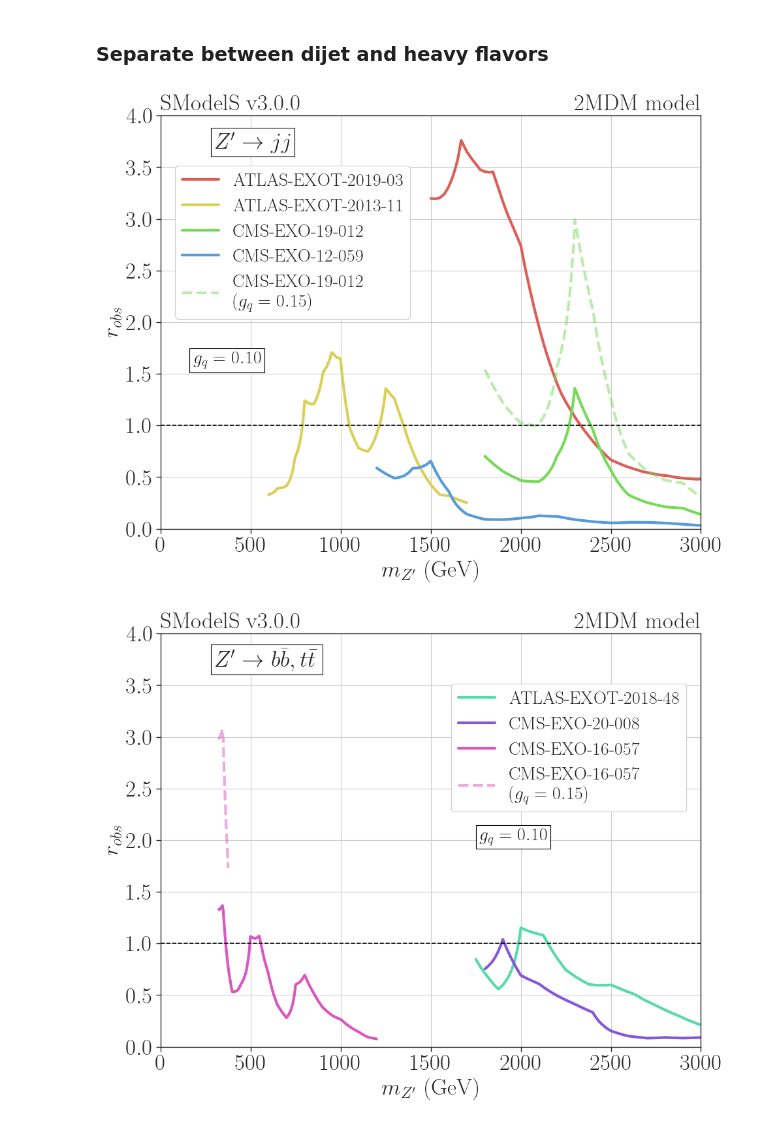
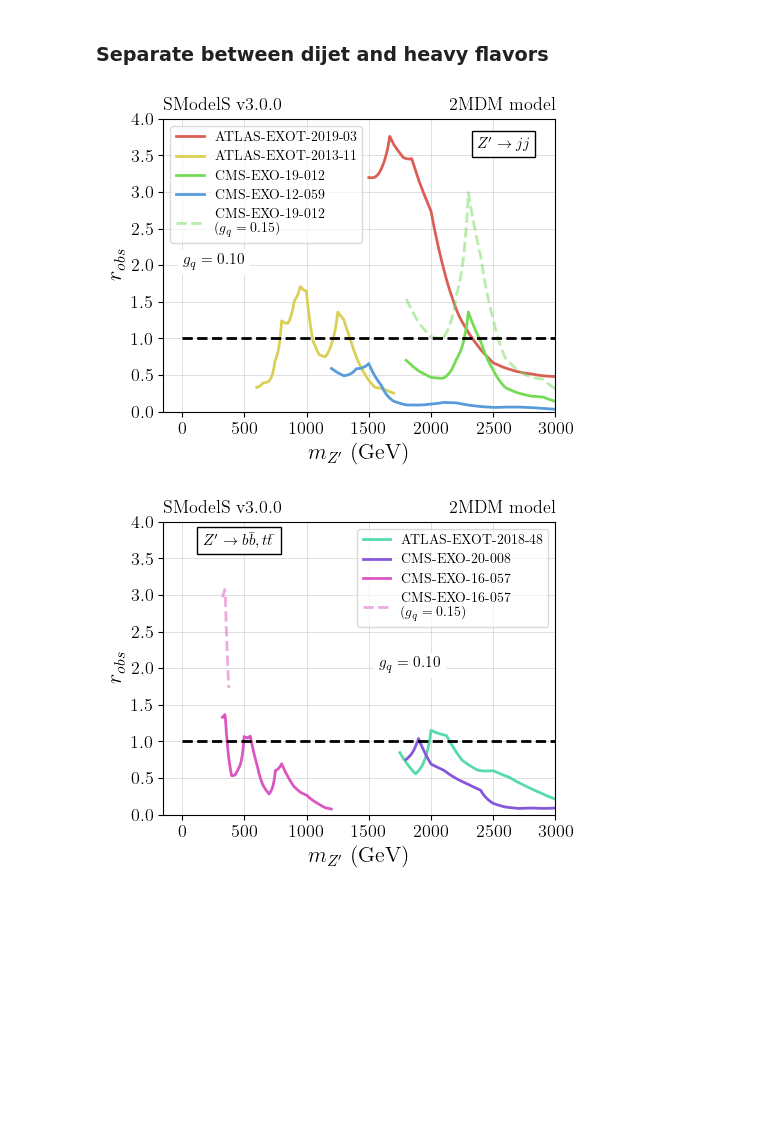
Before and after one commit to SModelS/smodelsv3-paper, a Jupyter notebook: notebooks/2MDM-dijet-plots.ipynb, the cells around one changed output. Cells and saved outputs as stored; diff of their text form; code cells hidden in the pictures; blank space fills up the shorter version.

```diff
--- a/notebooks/2MDM-dijet-plots.ipynb
+++ b/notebooks/2MDM-dijet-plots.ipynb
@@ -181,19 +115,14 @@ dijAnas = ['ATLAS-EXOT-2019-03', 'CMS-EXO-19-012', 'CMS-EXO-12-059', 'ATLAS-EXOT
 otherAnas = ['ATLAS-EXOT-2018-48', 'CMS-EXO-20-008', 'CMS-EXO-16-057']
 # %%
 # Figure parameters
-figsize = (10,8)
-xlim = (0, 3000)
+xlim = (-150, 3000)
 ylim = (0, 4.0)
-leg_pos = (0.01,0.90)
-gq_textpos = (leg_pos[0]+0.05 , leg_pos[1]-0.5)
+gq_textpos = (0.05 , 0.5)
 
-leg_posB = (0.99,0.90)
-gq_textposB = (leg_posB[0]-0.4 , leg_posB[1]-0.4)
+gq_textposB = (0.55, 0.5)
 
 proc_pos = (0.1,0.92)
 # %%
-plt.figure(figsize=figsize)
-
 gq = 0.10
 gchi = 0.01
 
@@ -205,50 +134,45 @@ for ana,anadf in anaDictS.items():
     x = data['mZp']
     y = data['ExptRes.result.r']
     label = ana
-    pl = plt.plot(x, y, '-', lw=3., label=label, c=colorDict[label])
+    pl = plt.plot(x, y, '-', label=label, c=colorDict[label])
 
 gq_2 = 0.15
 gchi_2 = 0.01
 for ana,anadf in anaDictS.items():
     if ana not in dijAnas:
         continue
     data = anadf[(anadf['gchi']==gchi_2) & (anadf['gq']==gq_2)].sort_values(['mZp'])
     if len(data) == 0: continue
     x = data['mZp']
     y = data['ExptRes.result.r']
     label = ana
-    pl2 = plt.plot(x, y, '--', lw=3., label=label+'\n'+r' ($g_{q} = %1.2f$)' %(gq_2), c=colorDict[label], alpha=0.5)
+    pl2 = plt.plot(x, y, '--', label=label+'\n'+r' ($g_{q} = %1.2f$)' %(gq_2), c=colorDict[label], alpha=0.5)
 
 
 
 plt.hlines(1, 0, 3000, linestyles='--', color='black')
-plt.xlabel(r'$m_{Z^{\prime}}$ (GeV)', fontsize=25)
-plt.ylabel(r'$r_{obs}$', fontsize=25)
-plt.title(r'SModelS v3.0.0', loc='left', fontsize=25)
-plt.title(r'2MDM model', loc='right', fontsize=25)
+plt.xlabel(r'$m_{Z^{\prime}}$ (GeV)')
+plt.ylabel(r'$r_{obs}$')
+plt.title(r'SModelS v3.0.0', loc='left')
+plt.title(r'2MDM model', loc='right')
 
 plt.xlim(*xlim)
 plt.ylim(*ylim)
-plt.yticks(fontsize=25)
-plt.xticks(fontsize=25)
 
-plt.text(*gq_textpos,r'$g_{q} = %1.2f$' %(gq),fontsize=20,
-         bbox=dict(facecolor='white', edgecolor='black'),transform = plt.gca().transAxes)
-plt.legend(loc='upper left', bbox_to_anchor=leg_pos, fontsize=20,framealpha=1.0)
+plt.text(*gq_textpos,r'$g_{q} = %1.2f$' %(gq),
+         bbox=dict(facecolor='white', edgecolor='none'),transform = plt.gca().transAxes)
+plt.legend(loc='upper left', framealpha=0.7)
 
-plt.text(*proc_pos,r'$Z^\prime \to jj$',fontsize=25,
+plt.text(0.8,0.9,r'$Z^\prime \to jj$',
             bbox=dict(facecolor='white', edgecolor='black'),
             transform = plt.gca().transAxes)
 
 plt.tight_layout()
-plt.grid()
 plt.savefig('./figures/exclusions_2mdm_resonance_dijet.png')
 plt.show()
 # %% [output]
-[figure, old version]
+[figure, new version]
 # %%
-plt.figure(figsize=figsize)
-
 gq = 0.10
 gchi = 0.01
 
@@ -260,7 +184,7 @@ for ana,anadf in anaDictS.items():
     x = data['mZp']
     y = data['ExptRes.result.r']
     label = ana
-    pl = plt.plot(x, y, '-', lw=3., label=label, c=colorDict[label])
+    pl = plt.plot(x, y, '-', label=label, c=colorDict[label])
 
 gq_2 = 0.15
 gchi_2 = 0.01
@@ -272,34 +196,31 @@ for ana,anadf in anaDictS.items():
     x = data['mZp']
     y = data['ExptRes.result.r']
     label = ana
-    pl2 = plt.plot(x, y, '--', lw=3., label=label+'\n'+r' ($g_{q} = %1.2f$)' %(gq_2), c=colorDict[label], alpha=0.5)
+    pl2 = plt.plot(x, y, '--', label=label+'\n'+r' ($g_{q} = %1.2f$)' %(gq_2), c=colorDict[label], alpha=0.5)
 
 
 
 plt.hlines(1, 0, 3000, linestyles='--', color='black')
-plt.xlabel(r'$m_{Z^{\prime}}$ (GeV)', fontsize=25)
-plt.ylabel(r'$r_{obs}$', fontsize=25)
+plt.xlabel(r'$m_{Z^{\prime}}$ (GeV)')
+plt.ylabel(r'$r_{obs}$')
 
-plt.title(r'SModelS v3.0.0', loc='left', fontsize=25)
-plt.title(r'2MDM model', loc='right', fontsize=25)
+plt.title(r'SModelS v3.0.0', loc='left')
+plt.title(r'2MDM model', loc='right')
 
 plt.xlim(*xlim)
 plt.ylim(*ylim)
-plt.yticks(fontsize=25)
-plt.xticks(fontsize=25)
 
 
-plt.text(*gq_textposB,r'$g_{q} = %1.2f$' %(gq),fontsize=20,
-         bbox=dict(facecolor='white', edgecolor='black'),transform = plt.gca().transAxes)
-plt.legend(loc='upper right', bbox_to_anchor=leg_posB, fontsize=20,framealpha=1.0)
+plt.text(*gq_textposB,r'$g_{q} = %1.2f$' %(gq),
+         bbox=dict(facecolor='white', edgecolor='none'),transform = plt.gca().transAxes)
+plt.legend(loc='upper right', framealpha=0.7)
 
-plt.text(*proc_pos,r'$Z^\prime \to b\bar{b},t\bar{t}$',fontsize=25,
+plt.text(*proc_pos,r'$Z^\prime \to b\bar{b},t\bar{t}$',
             bbox=dict(facecolor='white', edgecolor='black'),
             transform = plt.gca().transAxes)
 
 plt.tight_layout()
-plt.grid()
 plt.savefig('./figures/exclusions_2mdm_resonance_heavyF.png')
 plt.show()
 # %% [output]
-[figure, old version]
+[figure, new version]
```
Also changed, not shown: parts of 2 cells of this notebook, 19 other files.
